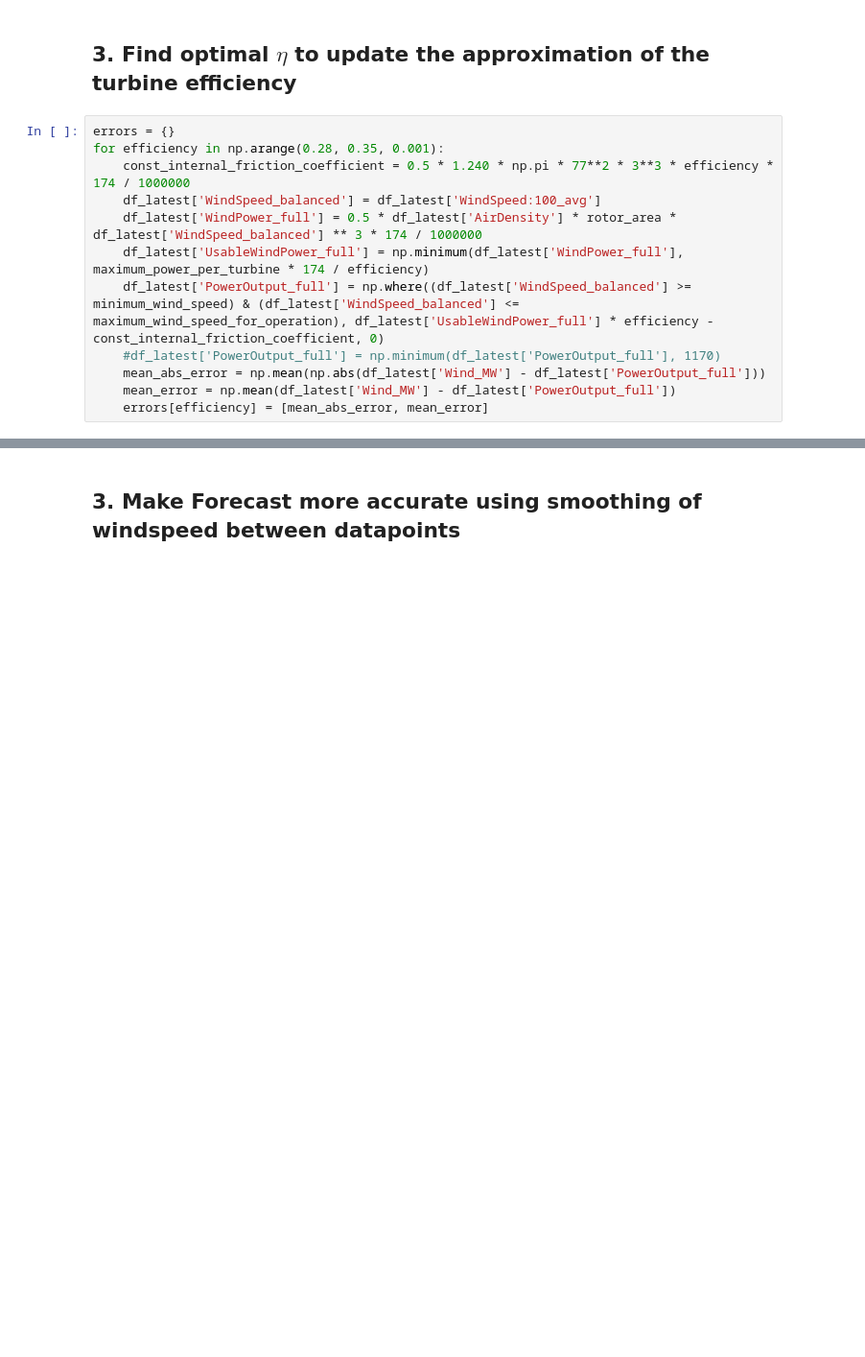
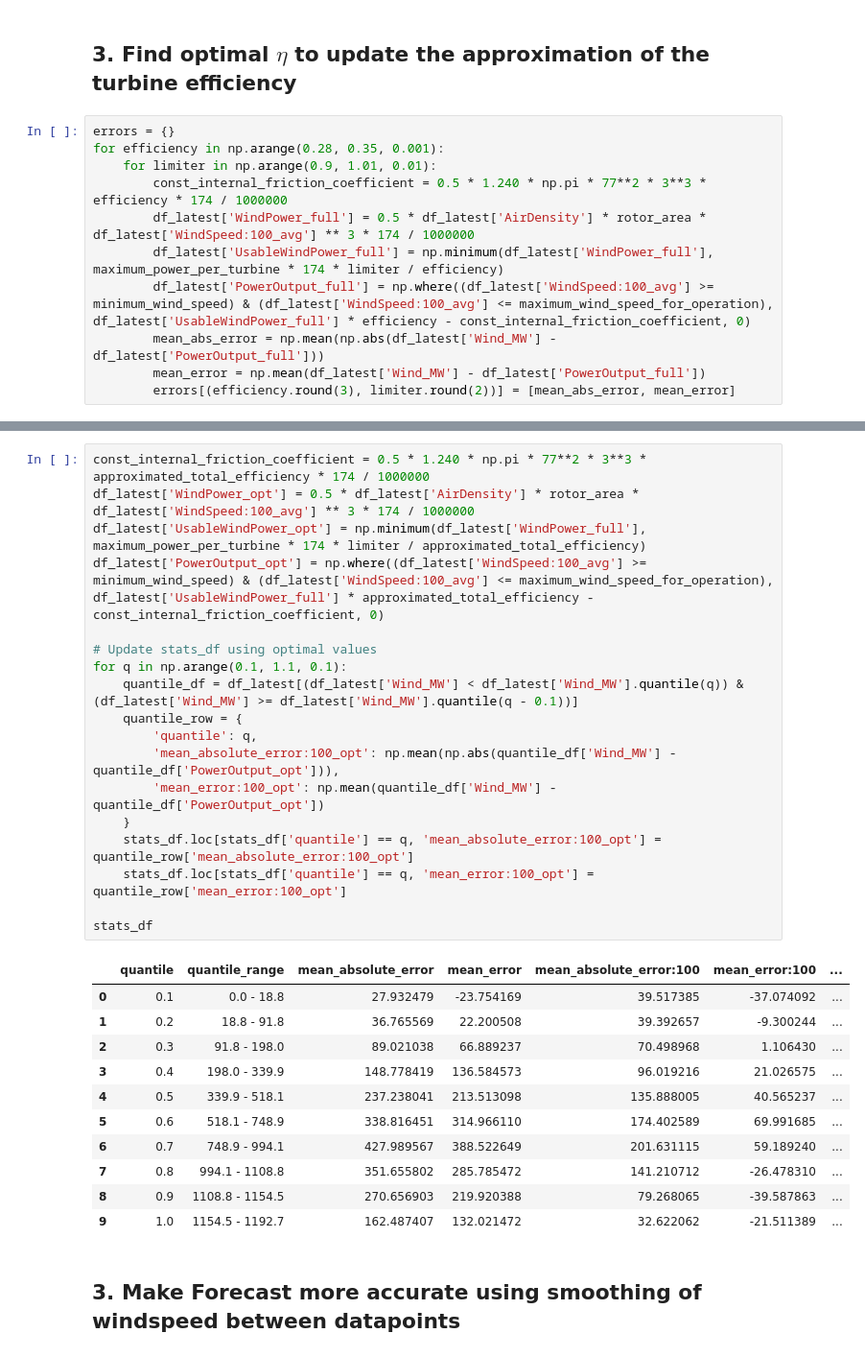
Before and after one commit to P-AEL/Energy_production_price_prediction, a Jupyter notebook: Generation_forecast/Wind_forecast/wind_foreacst_math_ml_model.ipynb, the cells around one changed output, grey strips where cells are left out. Shown at 96% size. Drawn from its saved outputs; the diff is of its cells as text; blank space fills up the shorter version.

```diff
--- a/Generation_forecast/Wind_forecast/wind_foreacst_math_ml_model.ipynb
+++ b/Generation_forecast/Wind_forecast/wind_foreacst_math_ml_model.ipynb
@@ -144,15 +155,14 @@ print(np.mean(df_latest['WindSpeed_avg'] - df_latest['WindSpeed:100_avg']))
 # %%
 errors = {}
 for efficiency in np.arange(0.28, 0.35, 0.001):
-    const_internal_friction_coefficient = 0.5 * 1.240 * np.pi * 77**2 * 3**3 * efficiency * 174 / 1000000
-    df_latest['WindSpeed_balanced'] = df_latest['WindSpeed:100_avg']
-    df_latest['WindPower_full'] = 0.5 * df_latest['AirDensity'] * rotor_area * df_latest['WindSpeed_balanced'] ** 3 * 174 / 1000000
-    df_latest['UsableWindPower_full'] = np.minimum(df_latest['WindPower_full'], maximum_power_per_turbine * 174 / efficiency)
-    df_latest['PowerOutput_full'] = np.where((df_latest['WindSpeed_balanced'] >= minimum_wind_speed) & (df_latest['WindSpeed_balanced'] <= maximum_wind_speed_for_operation), df_latest['UsableWindPower_full'] * efficiency - const_internal_friction_coefficient, 0)
-    #df_latest['PowerOutput_full'] = np.minimum(df_latest['PowerOutput_full'], 1170)
-    mean_abs_error = np.mean(np.abs(df_latest['Wind_MW'] - df_latest['PowerOutput_full']))
-    mean_error = np.mean(df_latest['Wind_MW'] - df_latest['PowerOutput_full'])
-    errors[efficiency] = [mean_abs_error, mean_error]
+    for limiter in np.arange(0.9, 1.01, 0.01):
+        const_internal_friction_coefficient = 0.5 * 1.240 * np.pi * 77**2 * 3**3 * efficiency * 174 / 1000000
+        df_latest['WindPower_full'] = 0.5 * df_latest['AirDensity'] * rotor_area * df_latest['WindSpeed:100_avg'] ** 3 * 174 / 1000000
+        df_latest['UsableWindPower_full'] = np.minimum(df_latest['WindPower_full'], maximum_power_per_turbine * 174 * limiter / efficiency)
+        df_latest['PowerOutput_full'] = np.where((df_latest['WindSpeed:100_avg'] >= minimum_wind_speed) & (df_latest['WindSpeed:100_avg'] <= maximum_wind_speed_for_operation), df_latest['UsableWindPower_full'] * efficiency - const_internal_friction_coefficient, 0)
+        mean_abs_error = np.mean(np.abs(df_latest['Wind_MW'] - df_latest['PowerOutput_full']))
+        mean_error = np.mean(df_latest['Wind_MW'] - df_latest['PowerOutput_full'])
+        errors[(efficiency.round(3), limiter.round(2))] = [mean_abs_error, mean_error]
 # %%
 # Find the minimum error
 min_error = min(errors, key=lambda x: errors[x])
@@ -164,3 +178,33 @@ Mean error: -34.58
+# %%
+const_internal_friction_coefficient = 0.5 * 1.240 * np.pi * 77**2 * 3**3 * approximated_total_efficiency * 174 / 1000000
+df_latest['WindPower_opt'] = 0.5 * df_latest['AirDensity'] * rotor_area * df_latest['WindSpeed:100_avg'] ** 3 * 174 / 1000000
+df_latest['UsableWindPower_opt'] = np.minimum(df_latest['WindPower_full'], maximum_power_per_turbine * 174 * limiter / approximated_total_efficiency)
+df_latest['PowerOutput_opt'] = np.where((df_latest['WindSpeed:100_avg'] >= minimum_wind_speed) & (df_latest['WindSpeed:100_avg'] <= maximum_wind_speed_for_operation), df_latest['UsableWindPower_full'] * approximated_total_efficiency - const_internal_friction_coefficient, 0)
+
+# Update stats_df using optimal values
+for q in np.arange(0.1, 1.1, 0.1):
+    quantile_df = df_latest[(df_latest['Wind_MW'] < df_latest['Wind_MW'].quantile(q)) & (df_latest['Wind_MW'] >= df_latest['Wind_MW'].quantile(q - 0.1))]
+    quantile_row = {
+        'quantile': q,
+        'mean_absolute_error:100_opt': np.mean(np.abs(quantile_df['Wind_MW'] - quantile_df['PowerOutput_opt'])),
+        'mean_error:100_opt': np.mean(quantile_df['Wind_MW'] - quantile_df['PowerOutput_opt'])
+    }
+    stats_df.loc[stats_df['quantile'] == q, 'mean_absolute_error:100_opt'] = quantile_row['mean_absolute_error:100_opt']
+    stats_df.loc[stats_df['quantile'] == q, 'mean_error:100_opt'] = quantile_row['mean_error:100_opt']
+
+stats_df
+# %% [output]
+|  | quantile | quantile_range | mean_absolute_error | mean_error | mean_absolute_error:100 | mean_error:100 | ... |
+| 0 | 0.1 | 0.0 - 18.8 | 27.932479 | -23.754169 | 39.517385 | -37.074092 | ... |
+| 1 | 0.2 | 18.8 - 91.8 | 36.765569 | 22.200508 | 39.392657 | -9.300244 | ... |
+| 2 | 0.3 | 91.8 - 198.0 | 89.021038 | 66.889237 | 70.498968 | 1.106430 | ... |
+| 3 | 0.4 | 198.0 - 339.9 | 148.778419 | 136.584573 | 96.019216 | 21.026575 | ... |
+| 4 | 0.5 | 339.9 - 518.1 | 237.238041 | 213.513098 | 135.888005 | 40.565237 | ... |
+| 5 | 0.6 | 518.1 - 748.9 | 338.816451 | 314.966110 | 174.402589 | 69.991685 | ... |
+| 6 | 0.7 | 748.9 - 994.1 | 427.989567 | 388.522649 | 201.631115 | 59.189240 | ... |
+| 7 | 0.8 | 994.1 - 1108.8 | 351.655802 | 285.785472 | 141.210712 | -26.478310 | ... |
+| 8 | 0.9 | 1108.8 - 1154.5 | 270.656903 | 219.920388 | 79.268065 | -39.587863 | ... |
+| 9 | 1.0 | 1154.5 - 1192.7 | 162.487407 | 132.021472 | 32.622062 | -21.511389 | ... |
 # %% [markdown]
 ## 3. Make Forecast more accurate using smoothing of windspeed between datapoints
 # %%
```
Also changed, not shown: parts of 23 cells of this notebook, 1 other file.
